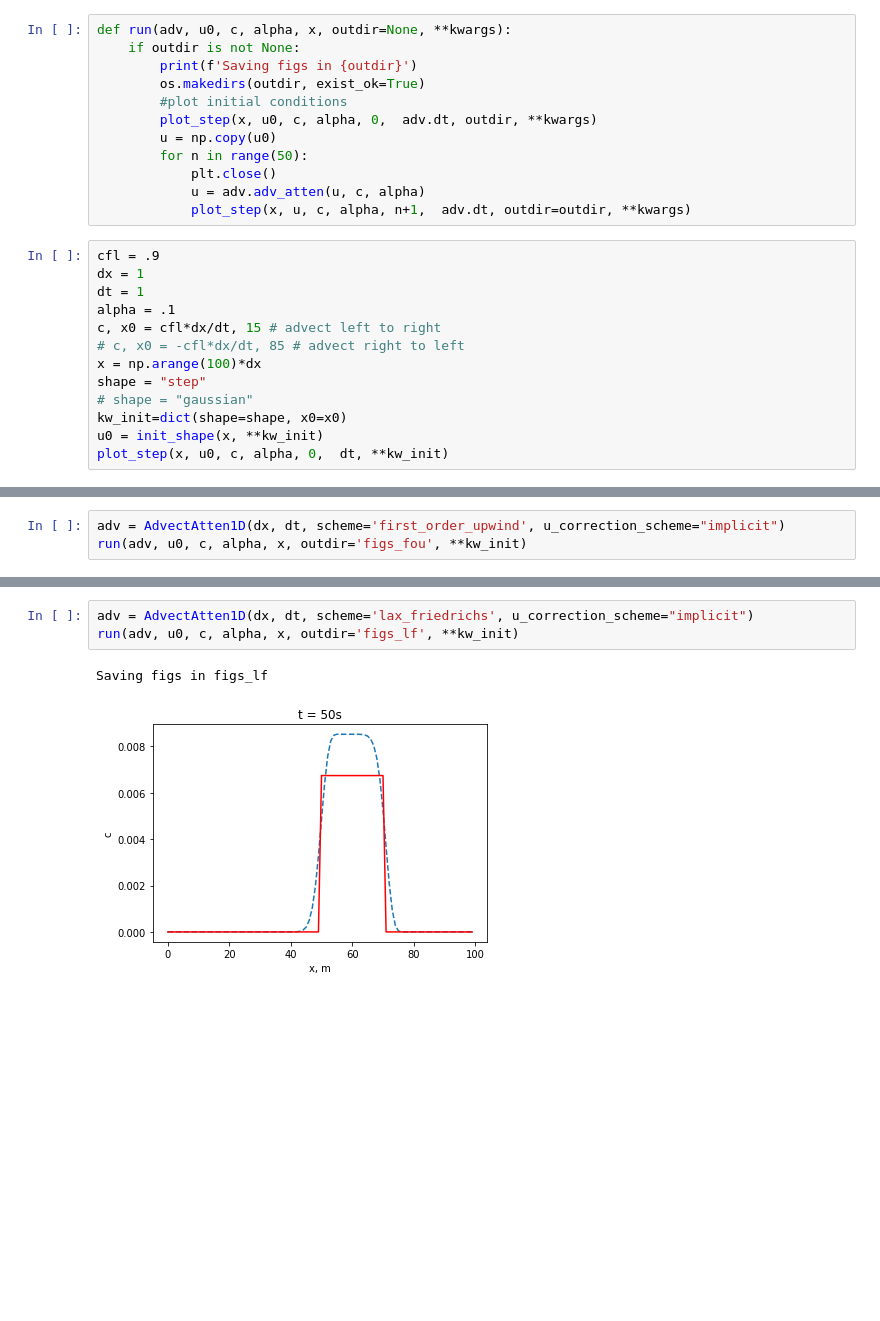
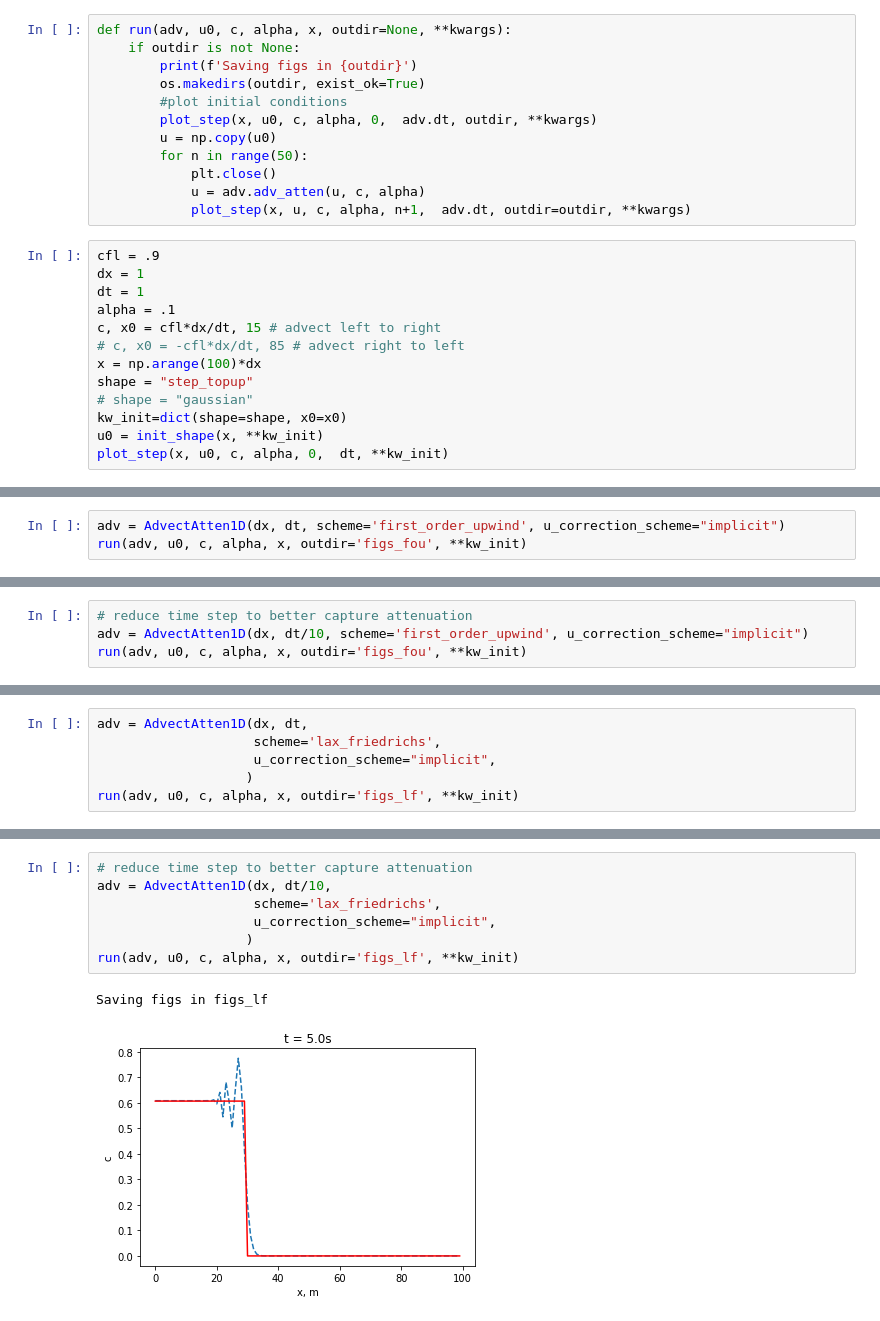
Before and after one commit to tdcwilliams/pywave, a Jupyter notebook: notebooks/energy_transport/advection_attenuation.ipynb, the cells around one changed output, grey strips where cells are left out. Saved outputs shown, nothing was run; the diff lists cells and outputs as text; blank space fills up the shorter version.

```diff
--- a/notebooks/energy_transport/advection_attenuation.ipynb
+++ b/notebooks/energy_transport/advection_attenuation.ipynb
@@ -50,7 +54,7 @@ alpha = .1
 c, x0 = cfl*dx/dt, 15 # advect left to right
 # c, x0 = -cfl*dx/dt, 85 # advect right to left
 x = np.arange(100)*dx
-shape = "step"
+shape = "step_topup"
 # shape = "gaussian"
 kw_init=dict(shape=shape, x0=x0)
 u0 = init_shape(x, **kw_init)
@@ -59,0 +64,3 @@ plot_step(x, u0, c, alpha, 0,  dt, **kw_init)
+# %%
+adv = AdvectAtten1D(dx, dt, scheme='first_order_upwind', u_correction_scheme="implicit")
+run(adv, u0, c, alpha, x, outdir='figs_fou', **kw_init)
@@ -60,5 +70,6 @@ plot_step(x, u0, c, alpha, 0,  dt, **kw_init)
 # %%
-adv = AdvectAtten1D(dx, dt, scheme='first_order_upwind', u_correction_scheme="implicit")
+# reduce time step to better capture attenuation
+adv = AdvectAtten1D(dx, dt/10, scheme='first_order_upwind', u_correction_scheme="implicit")
 run(adv, u0, c, alpha, x, outdir='figs_fou', **kw_init)
 # %% [output]
 Saving figs in figs_fou
@@ -65,0 +79,6 @@ Saving figs in figs_fou
+# %%
+adv = AdvectAtten1D(dx, dt,
+                    scheme='lax_friedrichs',
+                    u_correction_scheme="implicit",
+                   )
+run(adv, u0, c, alpha, x, outdir='figs_lf', **kw_init)
@@ -66,6 +88,10 @@ Saving figs in figs_fou
 # %%
-adv = AdvectAtten1D(dx, dt, scheme='lax_friedrichs', u_correction_scheme="implicit")
+# reduce time step to better capture attenuation
+adv = AdvectAtten1D(dx, dt/10,
+                    scheme='lax_friedrichs',
+                    u_correction_scheme="implicit",
+                   )
 run(adv, u0, c, alpha, x, outdir='figs_lf', **kw_init)
 # %% [output]
 Saving figs in figs_lf
-[figure, old version]
+[figure, new version]
```
Also changed, not shown: parts of 15 cells of this notebook.
